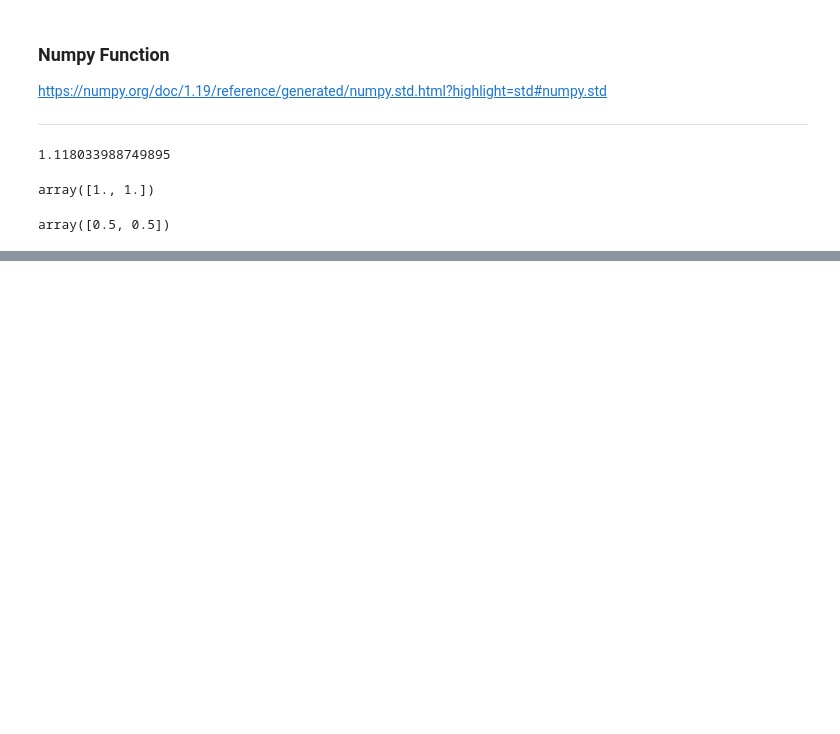
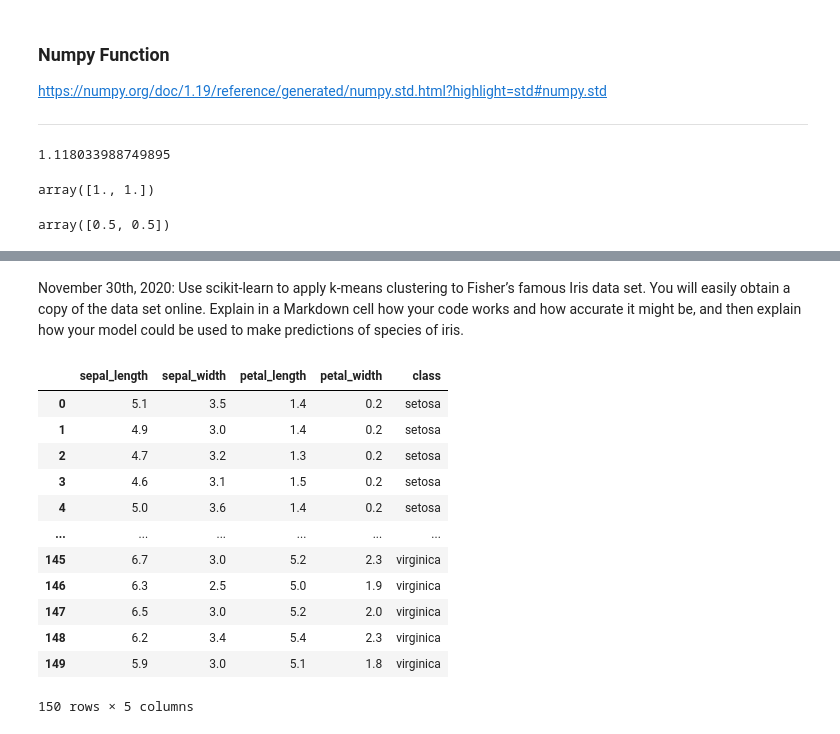
Before and after one commit to eoinlees/MLandS-assesment-2020, a Jupyter notebook: MLandS-assessment-2020.ipynb, the cells around one changed output, grey strips where cells are left out. Saved outputs shown, nothing was run; the diff lists cells and outputs as text; code cells hidden in the pictures; blank space fills up the shorter version.

```diff
--- a/MLandS-assessment-2020.ipynb
+++ b/MLandS-assessment-2020.ipynb
@@ -225,0 +231,6 @@ array([0.5, 0.5])
+# %% [markdown]
+November 30th, 2020: Use scikit-learn to apply k-means clustering to
+Fisher’s famous Iris data set. You will easily obtain a copy of the data set online.
+Explain in a Markdown cell how your code works and how accurate it might
+be, and then explain how your model could be used to make predictions of species
+of iris.
@@ -225,0 +240,16 @@ array([0.5, 0.5])
+# %%
+df
+# %% [output]
+|  | sepal_length | sepal_width | petal_length | petal_width | class |
+| 0 | 5.1 | 3.5 | 1.4 | 0.2 | setosa |
+| 1 | 4.9 | 3.0 | 1.4 | 0.2 | setosa |
+| 2 | 4.7 | 3.2 | 1.3 | 0.2 | setosa |
+| 3 | 4.6 | 3.1 | 1.5 | 0.2 | setosa |
+| 4 | 5.0 | 3.6 | 1.4 | 0.2 | setosa |
+| ... | ... | ... | ... | ... | ... |
+| 145 | 6.7 | 3.0 | 5.2 | 2.3 | virginica |
+| 146 | 6.3 | 2.5 | 5.0 | 1.9 | virginica |
+| 147 | 6.5 | 3.0 | 5.2 | 2.0 | virginica |
+| 148 | 6.2 | 3.4 | 5.4 | 2.3 | virginica |
+| 149 | 5.9 | 3.0 | 5.1 | 1.8 | virginica |
+150 rows × 5 columns
```
Also changed, not shown: parts of 20 cells of this notebook, 2 other files.
